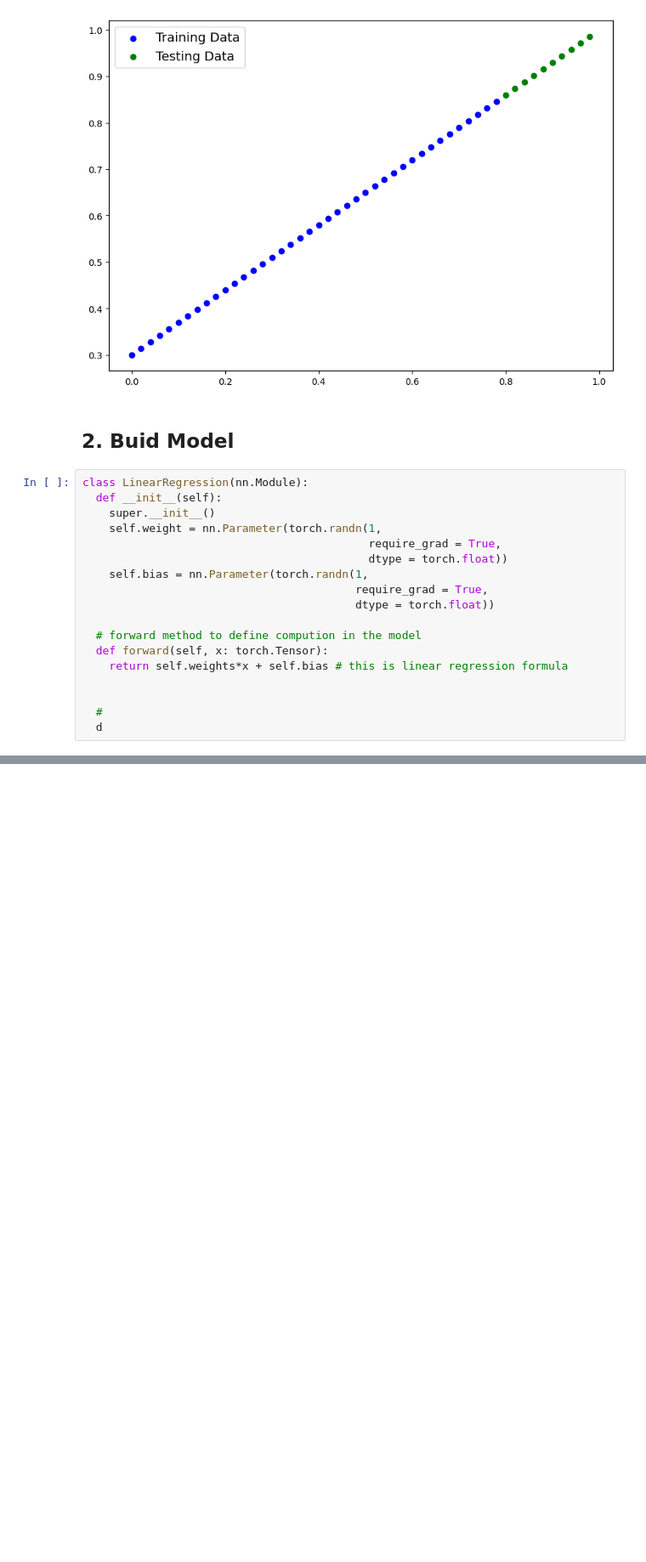
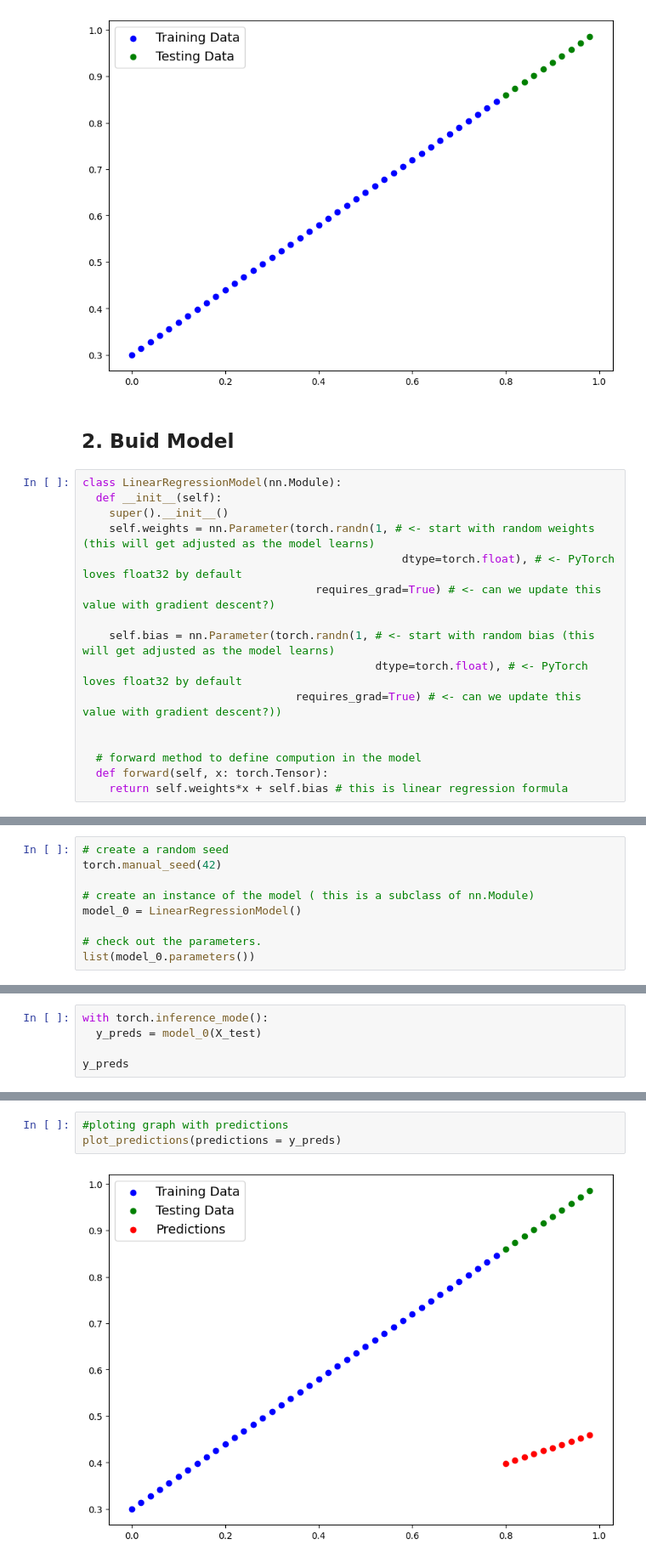
Before and after one commit to RD191295/Pytorch-Tutorials, a Jupyter notebook: 01_Pytorch_Workflow.ipynb, the cells around one changed output, grey strips where cells are left out. Shown: that part at 85% size. Drawn from its saved outputs; the diff is of its cells as text; blank space fills up the shorter version.

```diff
--- a/01_Pytorch_Workflow.ipynb
+++ b/01_Pytorch_Workflow.ipynb
@@ -111,20 +111,18 @@ plot_predictions()
 # %% [markdown]
 ## 2. Buid Model
 # %%
-class LinearRegression(nn.Module):
+class LinearRegressionModel(nn.Module):
   def __init__(self):
-    super.__init__()
-    self.weight = nn.Parameter(torch.randn(1,
-                                           require_grad = True,
-                                           dtype = torch.float))
-    self.bias = nn.Parameter(torch.randn(1,
-                                         require_grad = True,
-                                         dtype = torch.float))
+    super().__init__()
+    self.weights = nn.Parameter(torch.randn(1, # <- start with random weights (this will get adjusted as the model learns)
+                                                dtype=torch.float), # <- PyTorch loves float32 by default
+                                   requires_grad=True) # <- can we update this value with gradient descent?)
+
+    self.bias = nn.Parameter(torch.randn(1, # <- start with random bias (this will get adjusted as the model learns)
+                                            dtype=torch.float), # <- PyTorch loves float32 by default
+                                requires_grad=True) # <- can we update this value with gradient descent?))
+
 
   # forward method to define compution in the model
   def forward(self, x: torch.Tensor):
     return self.weights*x + self.bias # this is linear regression formula
-
-
-  #
-  d
@@ -130,0 +144,9 @@ class LinearRegression(nn.Module):
+# %%
+# create a random seed
+torch.manual_seed(42)
+
+# create an instance of the model ( this is a subclass of nn.Module)
+model_0 = LinearRegressionModel()
+
+# check out the parameters.
+list(model_0.parameters())
@@ -130,0 +169,5 @@ class LinearRegression(nn.Module):
+# %%
+with torch.inference_mode():
+  y_preds = model_0(X_test)
+
+y_preds
@@ -130,0 +185,5 @@ class LinearRegression(nn.Module):
+# %%
+#ploting graph with predictions
+plot_predictions(predictions = y_preds)
+# %% [output]
+[figure, added]
```
Also changed, not shown: parts of 6 cells of this notebook.
